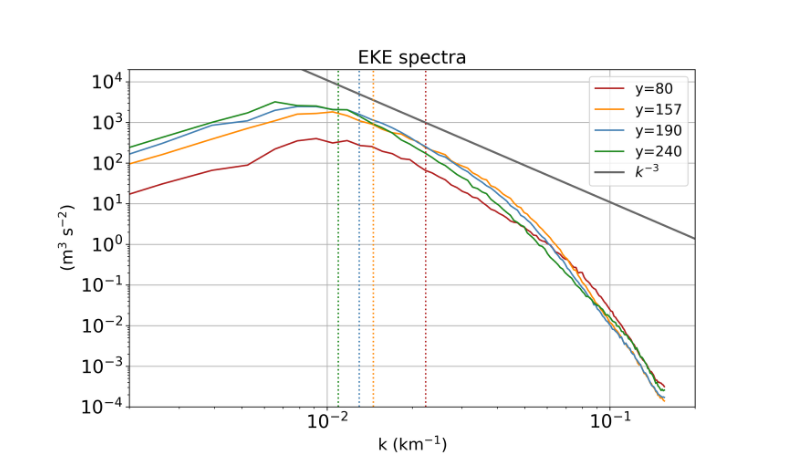
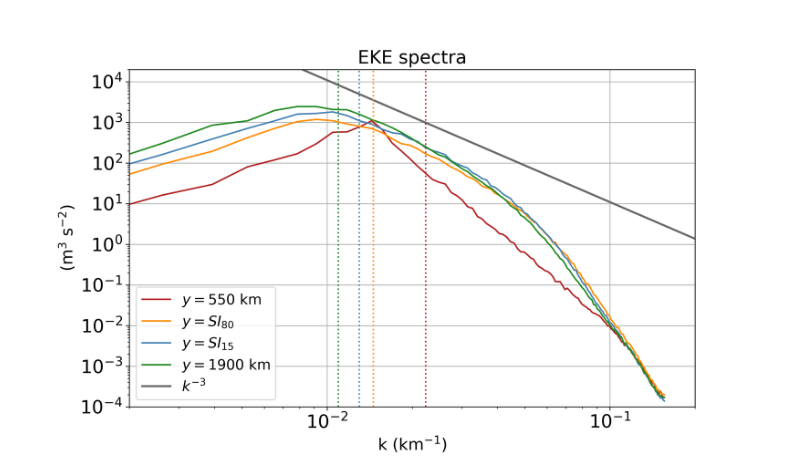
Before and after one commit to jk-rieck/2024-eddy-heat-transport-towards-sea-ice, a Jupyter notebook: analysis/plotS02_eke_spectra.ipynb, the cells around one changed output. Saved outputs shown, nothing was run; the diff lists cells and outputs as text; code cells hidden in the pictures.

```diff
--- a/analysis/plotS02_eke_spectra.ipynb
+++ b/analysis/plotS02_eke_spectra.ipynb
@@ -14,33 +14,33 @@ Ro = xr.open_dataset(path + "meanRossbyRadius.nc").Ro
 # %%
 fig, ax = plt.subplots(figsize=(10,6),dpi=300)
 
-plt.plot(power.wavenumber, power.power.isel(YG=80), color="firebrick", label="y=80")
-plt.plot(power.wavenumber, power.power.isel(YG=157), color="darkorange", label="y=157")
-plt.plot(power.wavenumber, power.power.isel(YG=190), color="steelblue", label="y=190")
-plt.plot(power.wavenumber, power.power.isel(YG=240), color="forestgreen", label="y=240")
+plt.plot(power.wavenumber, power.power.isel(YG=55), color="firebrick", label=r"$y=550$ km")
+plt.plot(power.wavenumber, power.power.isel(YG=120), color="darkorange", label=r"$y=SI_{80}$")
+plt.plot(power.wavenumber, power.power.isel(YG=157), color="steelblue", label=r"$y=SI_{15}$")
+plt.plot(power.wavenumber, power.power.isel(YG=190), color="forestgreen", label=r"$y=1900$ km")
 
 
 ## need to include the Rossby radius
 plt.plot(np.linspace(4e-3, 4e-1, 10), np.linspace(18e-3, 18e-1, 10)**(-3), color="dimgray", linewidth=2, label=r'$k^{-3}$')
 
 plt.xscale('log')
 plt.yscale('log')
 plt.title('EKE spectra', fontsize=18)
 plt.ylim([1e-4, 2e4])
 plt.xlim([2e-3, 2e-1])
 
 plt.vlines(1/(2 * Ro.mean("XC")[80] * 1e-3), 1e-4, 2e4, color="firebrick", linestyle=":")
 plt.vlines(1/(2 * Ro.mean("XC")[157] * 1e-3), 1e-4, 2e4, color="darkorange", linestyle=":")
 plt.vlines(1/(2 * Ro.mean("XC")[190] * 1e-3), 1e-4, 2e4, color="steelblue", linestyle=":")
 plt.vlines(1/(2 * Ro.mean("XC")[240] * 1e-3), 1e-4, 2e4, color="forestgreen", linestyle=":")
 
 plt.grid()
 plt.legend(fontsize=14)
 
 plt.tick_params(labelsize=18);
 ax.set_xlabel(r'k (km$^{-1}$)',fontsize=16)
 ax.set_ylabel(r'(m$^3$ s$^{-2}$)',fontsize=16)
 
 plt.savefig('figS02-EKE_spectra.png', dpi=300)
 # %% [output]
-[figure, old version]
+[figure, new version]
```
Also changed, not shown: 5 other files.
